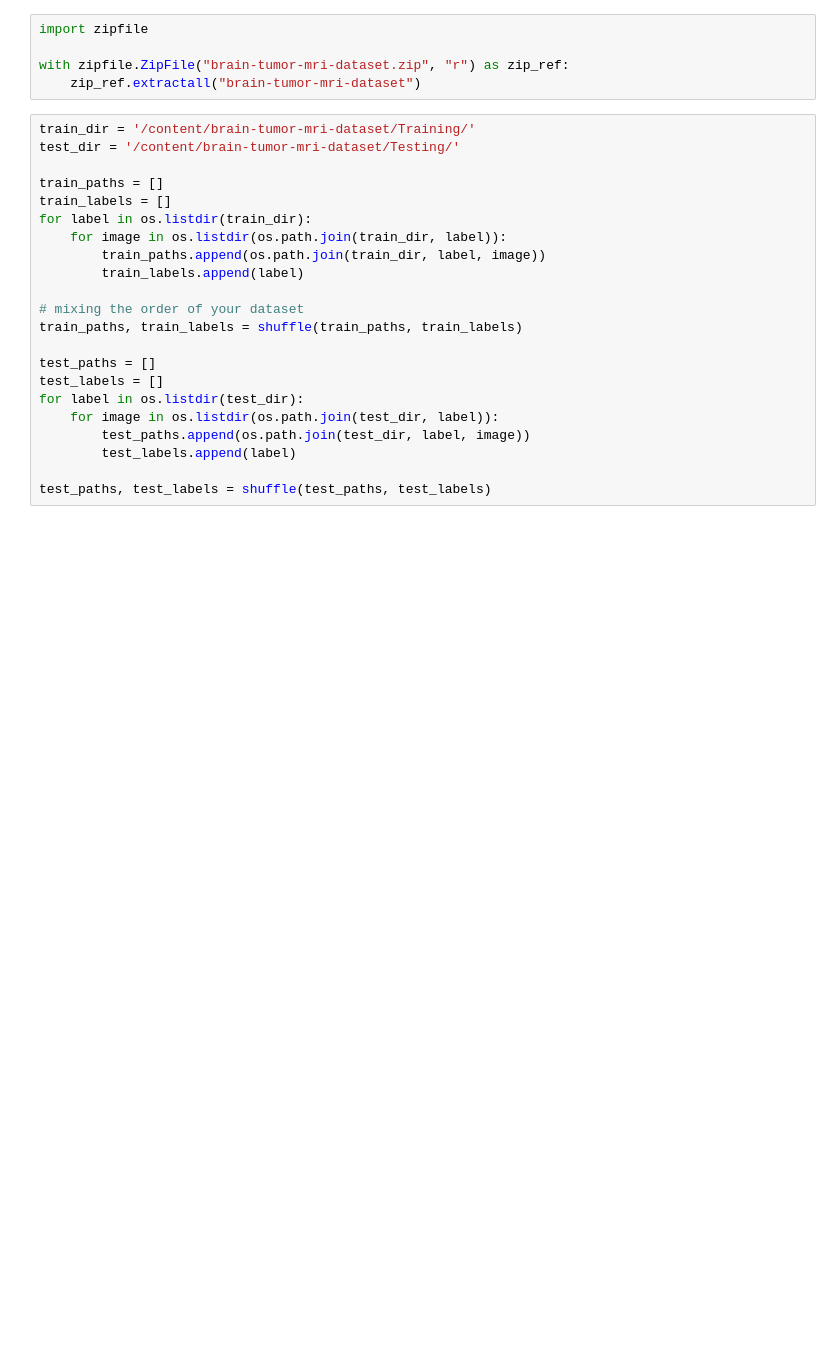
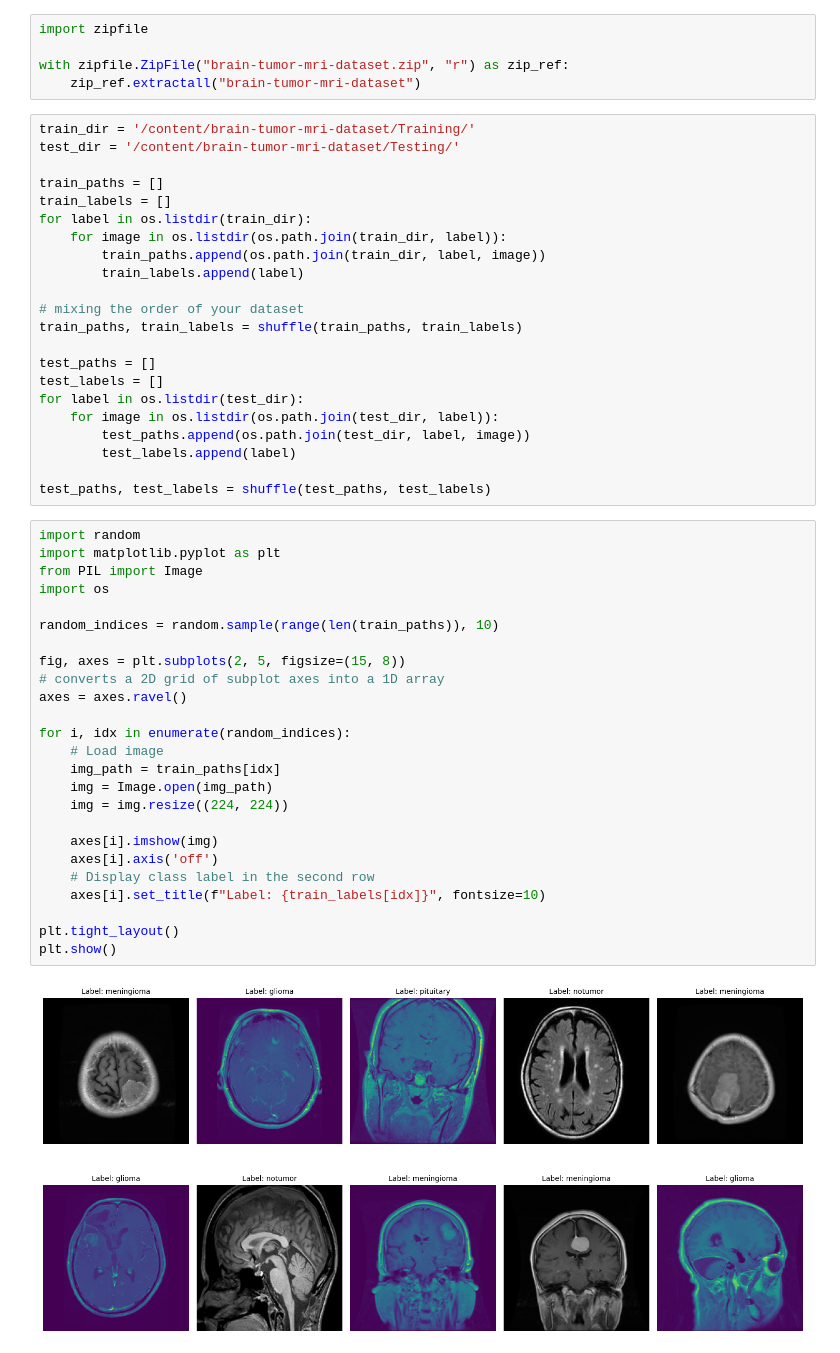
Before and after one commit to Mzn310/Brain_Tumor_project, a Jupyter notebook: Brain_Tumor_Detection.ipynb, the cells around one changed output. Drawn from its saved outputs; the diff is of its cells as text; blank space fills up the shorter version.

```diff
--- a/Brain_Tumor_Detection.ipynb
+++ b/Brain_Tumor_Detection.ipynb
@@ -51,3 +62,30 @@ for label in os.listdir(test_dir):
         test_labels.append(label)
 
 test_paths, test_labels = shuffle(test_paths, test_labels)
+# %%
+import random
+import matplotlib.pyplot as plt
+from PIL import Image
+import os
+
+random_indices = random.sample(range(len(train_paths)), 10)
+
+fig, axes = plt.subplots(2, 5, figsize=(15, 8))
+# converts a 2D grid of subplot axes into a 1D array
+axes = axes.ravel()
+
+for i, idx in enumerate(random_indices):
+    # Load image
+    img_path = train_paths[idx]
+    img = Image.open(img_path)
+    img = img.resize((224, 224))
+
+    axes[i].imshow(img)
+    axes[i].axis('off')
+    # Display class label in the second row
+    axes[i].set_title(f"Label: {train_labels[idx]}", fontsize=10)
+
+plt.tight_layout()
+plt.show()
+# %% [output]
+[figure, added]
```
Also changed, not shown: parts of 3 cells of this notebook.
